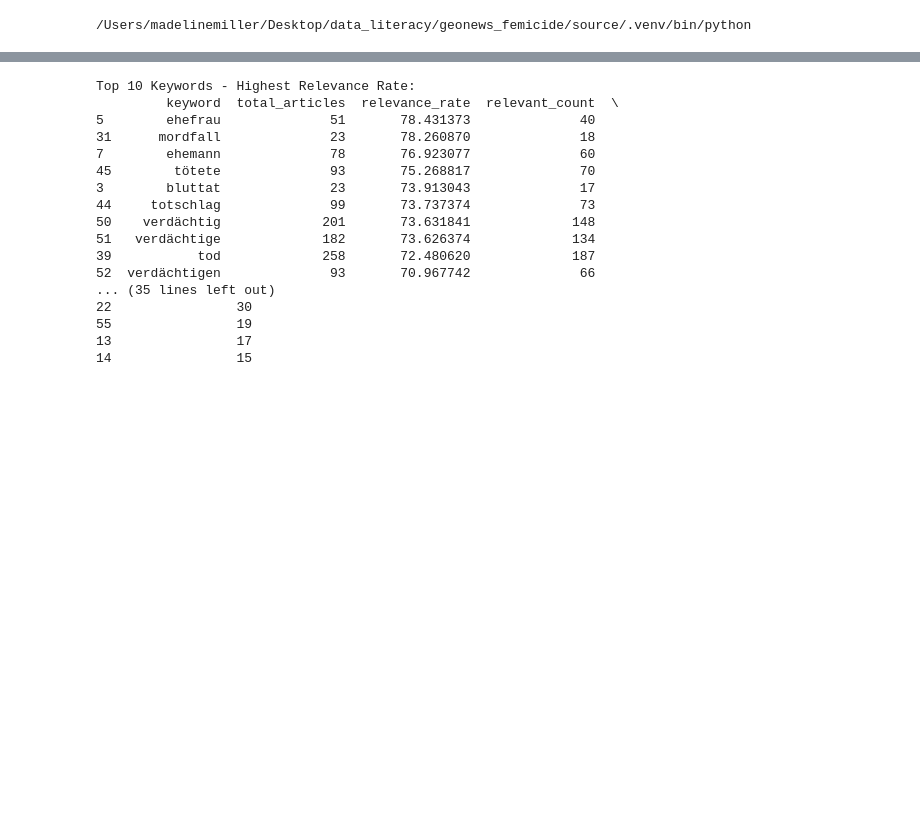
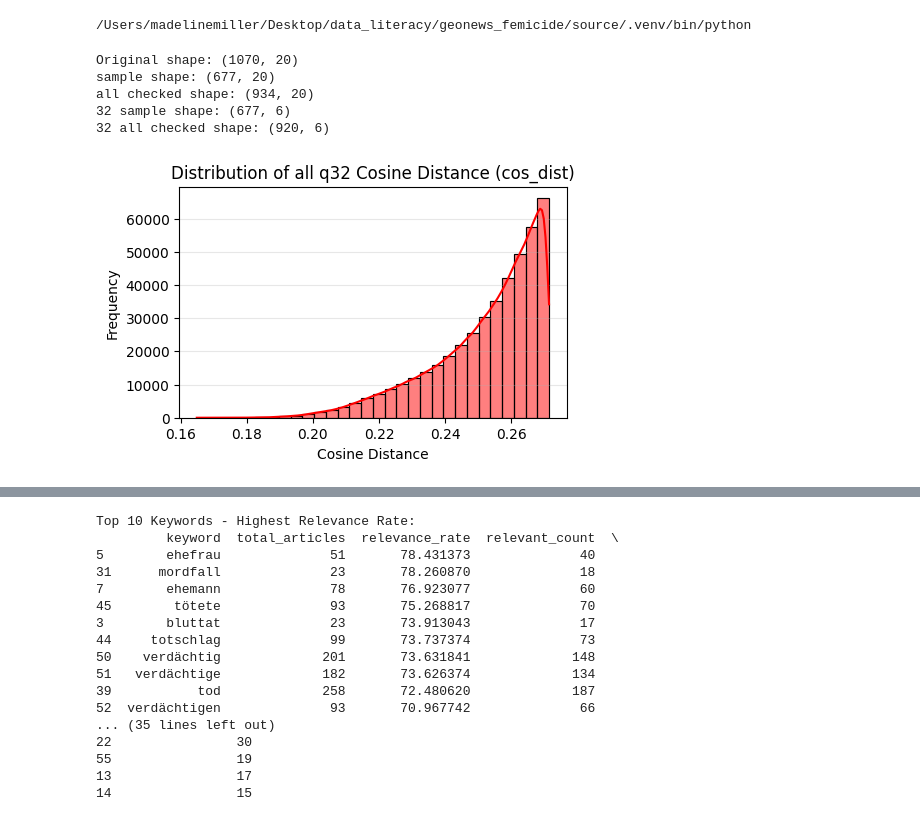
Before and after one commit to madelinemmiller18/geonews_femicide, a Jupyter notebook: experiments/exploratory/query_relevance_compare.ipynb, the cells around one changed output, grey strips where cells are left out. Cells and saved outputs as stored; diff of their text form; code cells hidden in the pictures; blank space fills up the shorter version.

Commit message:
update: changes to exploring notebook, update json parsing script to pull in updated dataset

```diff
--- a/source/query_relevance_compare.ipynb
+++ b/experiments/exploratory/query_relevance_compare.ipynb
@@ -13,8 +13,9 @@ print(sys.executable)
 /Users/madelinemiller/Desktop/data_literacy/geonews_femicide/source/.venv/bin/python
 # %%
 #set source and output paths
-source_path = '../data/'
-output_path = '../data/processed/'
+source_path = '../../data/'
+csv_output_path = '../../data/processed/'
+figure_output_path = '../../doc/figures/'
 
 #upload raw query data
 df_32_raw = pd.read_csv(f'{source_path}repository_queries/500000_32_homicide-female_DE.csv')
@@ -22,3 +23,60 @@ df_32_raw = pd.read_csv(f'{source_path}repository_queries/500000_32_homicide-fem
 df_tag = pd.read_csv(f'{source_path}processed/manual-tag_all_parsedson.csv')
 #upload keyword data
 df_key = pd.read_csv(f'{source_path}manual_tag/femicide_keywords.csv')
+
+#filter to only one entry per NUTS
+df_32_raw['NUTS'] = df_32_raw['NUTS'].fillna('').astype(str)
+df_32 = df_32_raw.groupby('id').agg({
+    'NUTS': lambda x: ', '.join(sorted(set(code for code in x if code.startswith('DE')))),
+    'url': 'first',
+    'hostname': 'first',
+    'date': 'first',
+    'cos_dist': 'first' # these values will all be the same
+    }).reset_index()
+# %%
+#get subsets of sampled and checked articles
+
+#ids that were sampled and had a T/F outcome
+#filter out nan for 'query_32_cosine_bin' and 'woman_murdered'
+#select only id
+df_sampled = df_tag.dropna(subset=['query_32_cosine_bin', 'woman_murdered'])
+#get list of ids
+sampled_ids = df_sampled['id']
+#filter raw dataset to just those ids
+df_32_sampled = df_32[df_32['id'].isin(sampled_ids)]
+
+#all ids that were manualy checked that had a T/F outcome
+#filter out nan for 'woman_murdered'
+df_checked = df_tag[df_tag['woman_murdered'].notna()]
+#get list of ids
+checked_ids = df_checked['id']
+#filter raw dataset to just those ids
+df_32_checked = df_32[df_32['id'].isin(checked_ids)]
+
+
+# Verify the result
+print(f"Original shape: {df_tag.shape}")
+print(f"sample shape: {df_sampled.shape}")
+print(f"all checked shape: {df_checked.shape}")
+print(f"32 sample shape: {df_32_sampled.shape}")
+print(f"32 all checked shape: {df_32_checked.shape}")
+#less than all checked because some checked articles were not included in q 32 results
+# %% [output]
+Original shape: (1070, 20)
+sample shape: (677, 20)
+all checked shape: (934, 20)
+32 sample shape: (677, 6)
+32 all checked shape: (920, 6)
+# %%
+#what is the distribution of the distances of all articles?
+plt.figure(figsize=(5, 3))
+sns.histplot(df_32['cos_dist'], kde=True, color='red', bins=30)
+
+plt.title('Distribution of all q32 Cosine Distance (cos_dist)')
+plt.xlabel('Cosine Distance')
+plt.ylabel('Frequency')
+plt.grid(axis='y', alpha=0.3)
+
+plt.show()
+# %% [output]
+[figure, added]
```
Also changed, not shown: parts of 5 cells of this notebook, 2 other files.
